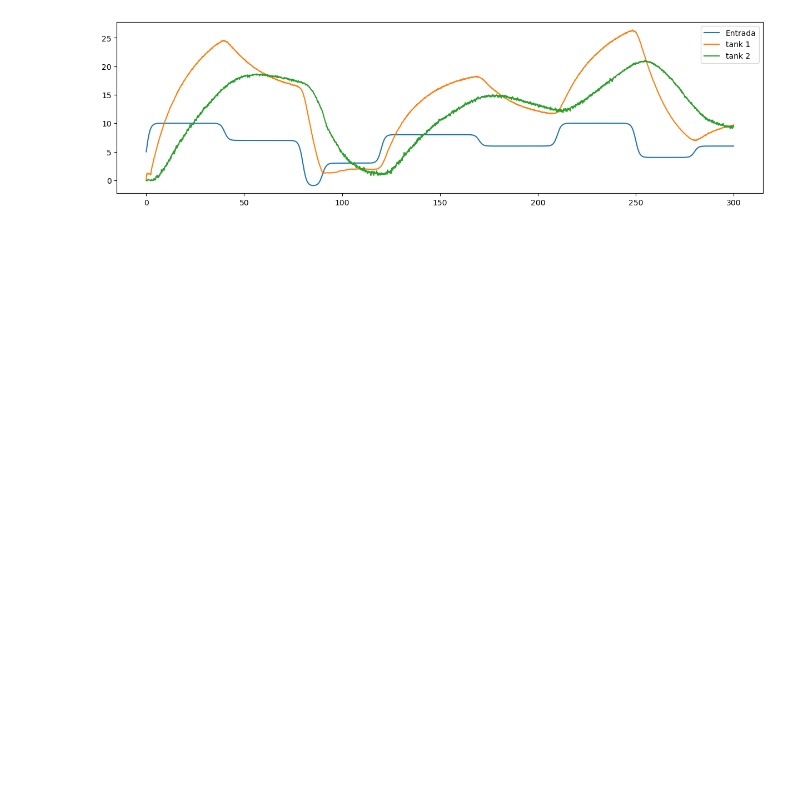
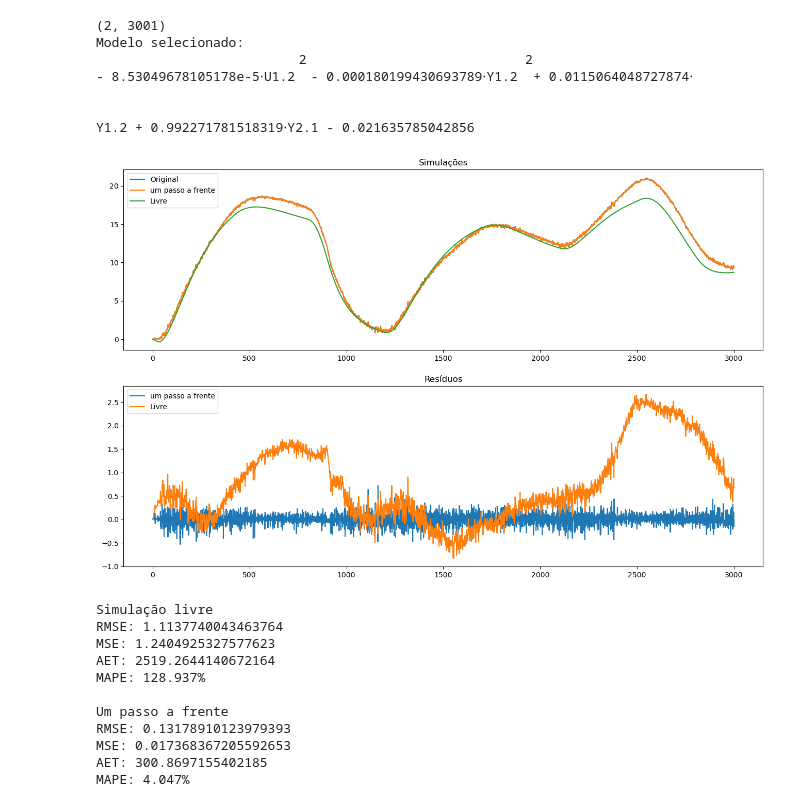
Before and after one commit to JonhLucas/NARX_MISO, a Jupyter notebook: simpleNarx/coupletanks.ipynb, the cells around one changed output. Drawn from its saved outputs; the diff is of its cells as text; code cells hidden in the pictures; blank space fills up the shorter version.

```diff
--- a/simpleNarx/coupletanks.ipynb
+++ b/simpleNarx/coupletanks.ipynb
@@ -3,6 +3,7 @@ import numpy as np
 import pandas as pd
 import sympy as sp
 import scipy.io as sc
+import scipy.signal as signal
 from sympy import symbols, pprint
 import matplotlib.pyplot as plt
 import os
@@ -19,10 +20,27 @@ def metrics(y, yest):
     print('RMSE:', np.sqrt(np.mean(np.square(residuo1))),'\nMSE:', np.mean(np.square(residuo1)), '\nAET:', np.sum(np.abs(residuo1)), '\nMAPE:', str(mape) + '%')
     cc = np.corrcoef(y, yest)
     #print("Correlation pearson:", np.mean(cc))
-
+'''
 dataTank = pd.read_csv('../data/coupletanks.csv')
 u = np.reshape(np.array(dataTank['u']), (1,-1))
 y = np.array(dataTank[['tank1', 'tank2']].T)
+xc = y.copy()
+'''
+mat_content1 = sc.loadmat("../data/ct1e1.mat")
+mat_content2 = sc.loadmat("../data/ct1e2.mat")
+
+tanque1 = mat_content1['Tanque1']
+tanque2 = mat_content2['Tanque2']
+
+v1 = tanque1['signals'][0][0]['values'][0][0]
+
+v2 = tanque2['signals'][0][0]['values'][0][0]
+
+input = pd.read_csv('../data/einput.csv')
+t = input['t']
+u = np.array(input['v']).reshape((1,-1))
+y = np.vstack((v1.T, v2.T))
+xc = y.copy()
 
 plt.figure(figsize=(15,4))
 plt.plot(u.T)
@@ -125,26 +400,68 @@ plt.show()
 # %%
-## Validação
+
 mat_content1 = sc.loadmat("../data/ct1x1.mat")
 mat_content2 = sc.loadmat("../data/ct1x2.mat")
 
 tanque1 = mat_content1['Tanque1']
 tanque2 = mat_content2['Tanque2']
 
 t1 = tanque1['time'][0][0]
 v1 = tanque1['signals'][0][0]['values'][0][0]
 
 t2 = tanque2['time'][0][0]
 v2 = tanque2['signals'][0][0]['values'][0][0]
 
 input = pd.read_csv('../data/xinput.csv')
 t = input['t']
 uVal = np.array(input['v']).reshape((1,-1))
 
-plt.figure(figsize=(15,4))
-plt.plot(t, uVal.T, label='Entrada')
-plt.plot(t1, v1, label="tank 1")
-plt.plot(t2, v2, label="tank 2")
-plt.legend()
+v1[v1 < 0] = 0
+v2[v2 < 0] = 0
+#v2[:100] = 0
+yVal = np.vstack((v1.T, v2.T))
+print(yVal.shape)
+z = np.zeros(yVal.shape)
+valLivre = sselector.predict(uVal, yVal, theta, ss[selected], params[output]['nb'], params[output]['na'], output)
+yhat = sselector.oneStepForward(uVal, yVal, theta, ss[selected], params[output]['nb'], params[output]['na'], output)
+
+print("Modelo selecionado:")
+pprint( model @ theta)
+
+f, ax = plt.subplots(2,1, figsize=[16,10])
+
+ax[0].plot(yVal[output].T, label='Original')
+ax[0].plot(yhat, label='um passo a frente')
+ax[0].plot(valLivre, label='Livre')
+ax[0].set_title("Simulações")
+ax[0].legend()
+
+ax[1].plot(yVal[output].T - yhat, label='um passo a frente')
+ax[1].plot(yVal[output].T - valLivre, label='Livre')
+ax[1].set_title("Resíduos")
+ax[1].legend()
 plt.show()
+
+print("\nSimulação livre")
+metrics(yVal[output].T, valLivre)
+print("\nUm passo a frente")
+metrics(yVal[output].T, yhat)
 # %% [output]
+(2, 3001)
+Modelo selecionado:
+                          2                            2
+- 8.53049678105178e-5⋅U1.2  - 0.000180199430693789⋅Y1.2  + 0.0115064048727874⋅
+
+
+Y1.2 + 0.992271781518319⋅Y2.1 - 0.021635785042856
-[figure, old version]
+[figure, new version]
+Simulação livre
+RMSE: 1.1137740043463764
+MSE: 1.2404925327577623
+AET: 2519.2644140672164
+MAPE: 128.937%
+
+Um passo a frente
+RMSE: 0.13178910123979393
+MSE: 0.017368367205592653
+AET: 300.8697155402185
+MAPE: 4.047%
```
Also changed, not shown: parts of 14 cells of this notebook, 6 other files.
